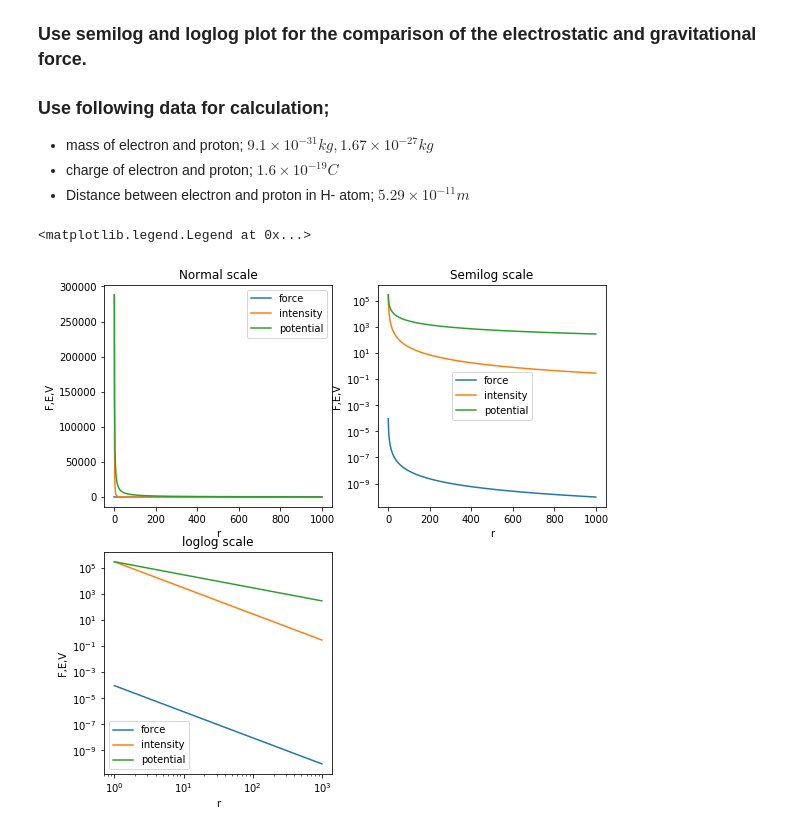
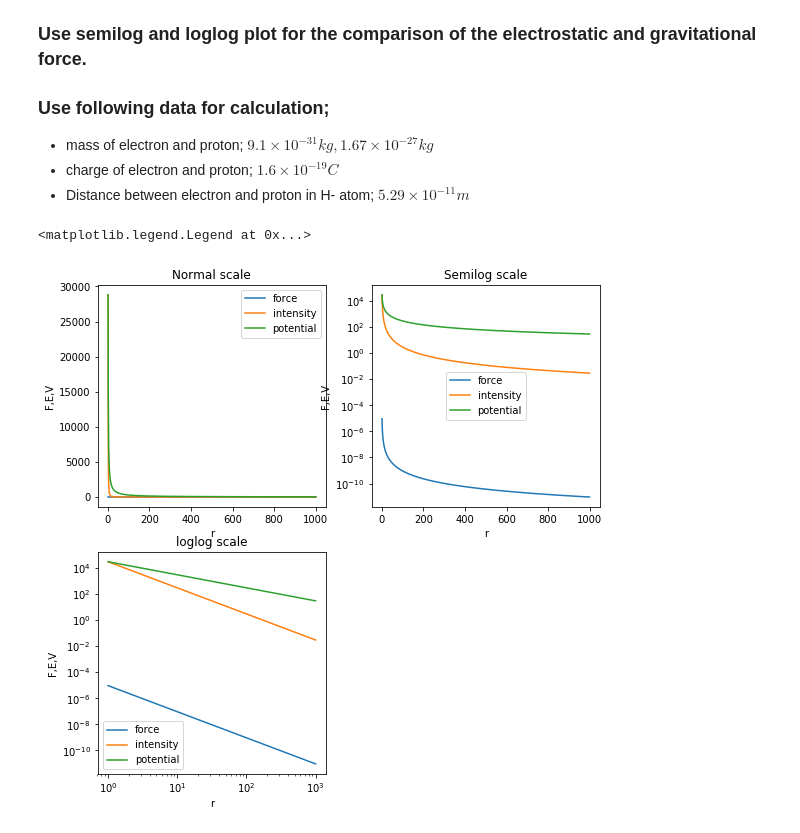
Before and after one commit to Abhinav-Rijal/Electrostatics, a Jupyter notebook: Gravitational vs Electrostatic.ipynb, the cells around one changed output. Cells and saved outputs as stored; diff of their text form; code cells hidden in the pictures.

```diff
--- a/Gravitational vs Electrostatic.ipynb
+++ b/Gravitational vs Electrostatic.ipynb
@@ -70,7 +70,7 @@ class Coulomb():
         self.q1=q1
         self.q2=q2
 # %%
-C=Coulomb(9*10e9,0,0,0)
+C=Coulomb(9e9,0,0,0)
 C.update_charge(3.2e-6,3.2e-10)
 #print(C.test_q1())
 R=[] #empty list to collect distances
@@ -90,34 +90,34 @@ for r in range(1,1000):
 plt.figure(figsize=[9,9])
 
 plt.subplot(2,2,1)
 plt.plot(R,F,label='force')
 plt.xlabel('r')
 plt.ylabel('F,E,V')
 plt.plot(R,E,label='intensity')
 plt.plot(R,V,label='potential')
 plt.title('Normal scale')
 plt.legend()
 
 plt.subplot(2,2,2)
 plt.semilogy(R,F,label='force')
 plt.xlabel('r')
 plt.ylabel('F,E,V')
 plt.semilogy(R,E,label='intensity')
 plt.semilogy(R,V,label='potential')
 plt.title('Semilog scale')
 plt.legend()
 
 plt.subplot(2,2,3)
 plt.loglog(R,F,label='force')
 plt.xlabel('r')
 plt.ylabel('F,E,V')
 plt.loglog(R,E,label='intensity')
 plt.loglog(R,V,label='potential')
 plt.title('loglog scale')
 plt.legend()
 # %% [output]
 <matplotlib.legend.Legend at 0x...>
-[figure, old version]
+[figure, new version]
 # %%
 class Gravitation():
     def __init__(self,G,m1,m2,r):
```
Also changed, not shown: parts of 3 cells of this notebook, 1 other file.
